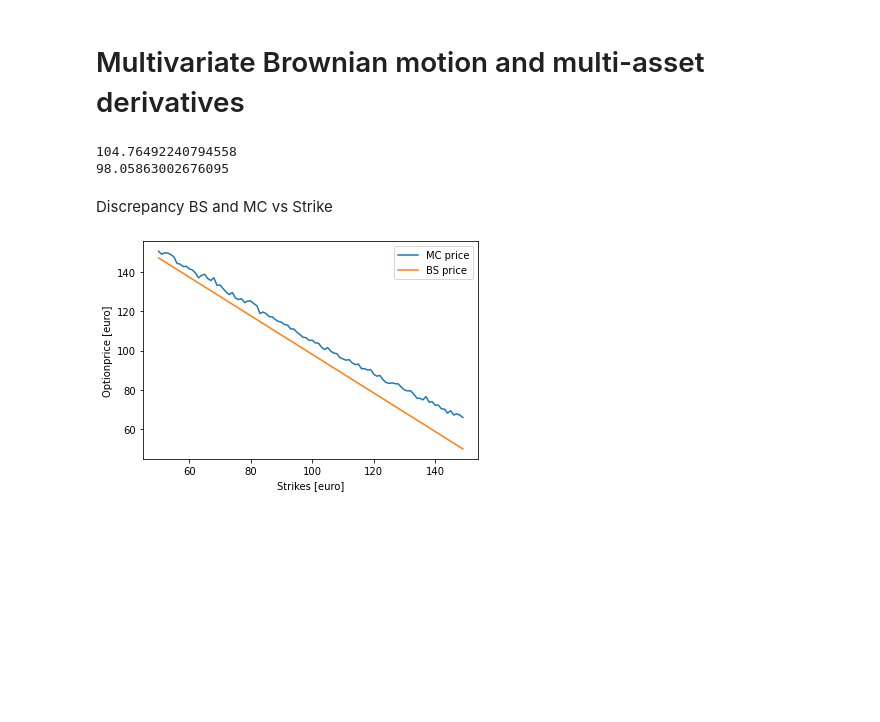
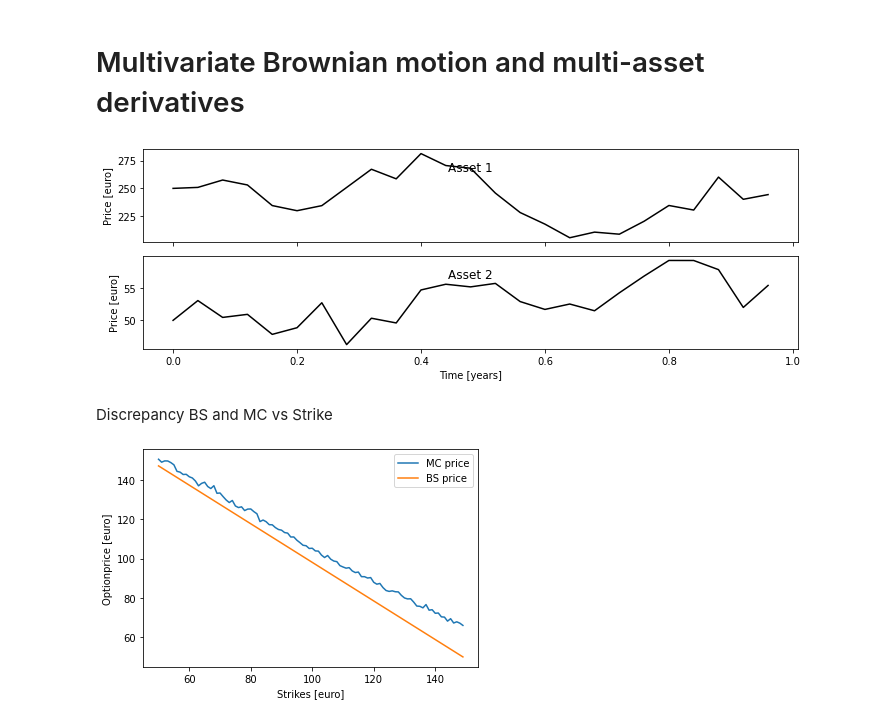
Before and after one commit to WillemJan9519/SPFDM-2, a Jupyter notebook: SPFDM 2.ipynb, the cells around one changed output. Drawn from its saved outputs; the diff is of its cells as text; code cells hidden in the pictures; blank space fills up the shorter version.

```diff
--- a/SPFDM 2.ipynb
+++ b/SPFDM 2.ipynb
@@ -350,6 +349,11 @@ class multivariate_brownian():
         self.sigma2 = np.log(1+3*month2/100) # continuously compounding
         self.sigmas = np.vstack((self.sigma1, self.sigma2))
 
+        print(self.sigma1)
+        print(self.sigma2)
+        print(self.S0_1)
+        print(self.S0_2)
+
         # default is GBM, otherwise ABM
         self.ABM = ABM
 
@@ -359,6 +363,7 @@ class multivariate_brownian():
         # Set risk free rate
         self.rf = np.log(1.02)
 
+
         # Set timesteps
         self.T  = T
         self.dT = T / Ntimesteps
@@ -367,7 +372,7 @@ class multivariate_brownian():
         return
 
     def black_scholes_GBM(self,S, K, T, r, sigma, call_put='call'):
-        """Return black scholes price of an option with geometric BM."""
+        """Return black scholes price of an option in"""
         #S: spot price
         #K: strike price
         #T: time to maturity
@@ -383,7 +388,7 @@ class multivariate_brownian():
         return optionprice
 
     def black_scholes_ABM(self,S, K, T, r, sigma, call_put='call'):
-        """Return black scholes price of an option with arithmetic BM."""
+        """Return black scholes price of an option"""
         #S: spot price
         #K: strike price
         #T: time to maturity
@@ -438,18 +443,19 @@ class multivariate_brownian():
         # Obtain the price paths
         prices = self.simulate()
         # Define figure
-        fig, (ax1,ax2) = plt.subplots(ncols=1,nrows=2,sharex=True,figsize=(8,3))
+        fig, (ax1,ax2) = plt.subplots(ncols=1,nrows=2,sharex=True,figsize=(10,3.5))
         # Time axis is trivially obtained
         timearr = np.arange(0,self.T,self.dT)
         # Plot the stuff
-        ax1.plot(timearr,prices[0,0,:])
-        ax2.plot(timearr,prices[1,0,:])
+        ax1.plot(timearr,prices[0,0,:],color='black')
+        ax2.plot(timearr,prices[1,0,:],color='black')
         ax1.set_title('Asset 1',y=0.7)
         ax2.set_xlabel('Time [years]')
         ax1.set_ylabel('Price [euro]')
         ax2.set_title('Asset 2',y=0.7)
         ax2.set_ylabel('Price [euro]')
         plt.tight_layout()
+        plt.savefig('One_realization_multivariateGBM.pdf')
         plt.show()
 
     def plot_many(self):
@@ -460,7 +466,7 @@ class multivariate_brownian():
         # Define time axis
         timearr = np.arange(0,self.T,self.dT)
         # Four plots: two timeplots and two histograms of final distributions
-        fig, [[a0, a1],[a2,a3]] = plt.subplots(2, 2, gridspec_kw={'width_ratios': [4, 1]},figsize=(9,3.4))
+        fig, [[a0, a1],[a2,a3]] = plt.subplots(2, 2, gridspec_kw={'width_ratios': [4, 1]},figsize=(10,3.5))
         for i in range(self.Npaths-1):
             a0.plot(timearr,prices[0,i,:],color='black',lw=0.02)
             a2.plot(timearr,prices[1,i,:],color='black',lw=0.02)
@@ -482,14 +488,16 @@ class multivariate_brownian():
         a1.set_ylim(a0.get_ylim())
         a3.set_ylim(a2.get_ylim())
 
-        plt.tight_layout(pad=0)
+        plt.tight_layout(pad=-0.8)
         # Hide labels on upper timeplot, but still show ticks!
         a0.set_xticklabels(['']*len(a0.get_xticks()))
         a1.set_xticks([])
         a1.set_yticks([])
         a3.set_xticks([])
         a3.set_yticks([])
-        plt.savefig('Many_correlatedGBM.pdf',bbox_inches='tight')
+        a0.set_rasterized(True)
+        a1.set_rasterized(True)
+        plt.savefig('Many_correlatedGBM.png',bbox_inches='tight',dpi=400)
         plt.show()
 
 
@@ -564,12 +572,11 @@ class multivariate_brownian():
                                          call_put='call')
         return BSprice
 
-BGMB = multivariate_brownian(Npaths = 10000, Ntimesteps = 500, T = 1,rho=-1, ABM=True)
-print(BGMB.option_price(100))
-print(BGMB.spread_BS(100))
+BGMB = multivariate_brownian(Npaths = 5000000, Ntimesteps = 25, T = 1,rho=0.3, ABM=False)
-# %% [output]
-104.76492240794558
-98.05863002676095
+# %%
+BGMB.plot_one_path()
+# %% [output]
+[figure, added]
 # %% [markdown]
 </h3>Discrepancy BS and MC vs Strike</h3>
 # %%
```
Also changed, not shown: parts of 3 cells of this notebook.
